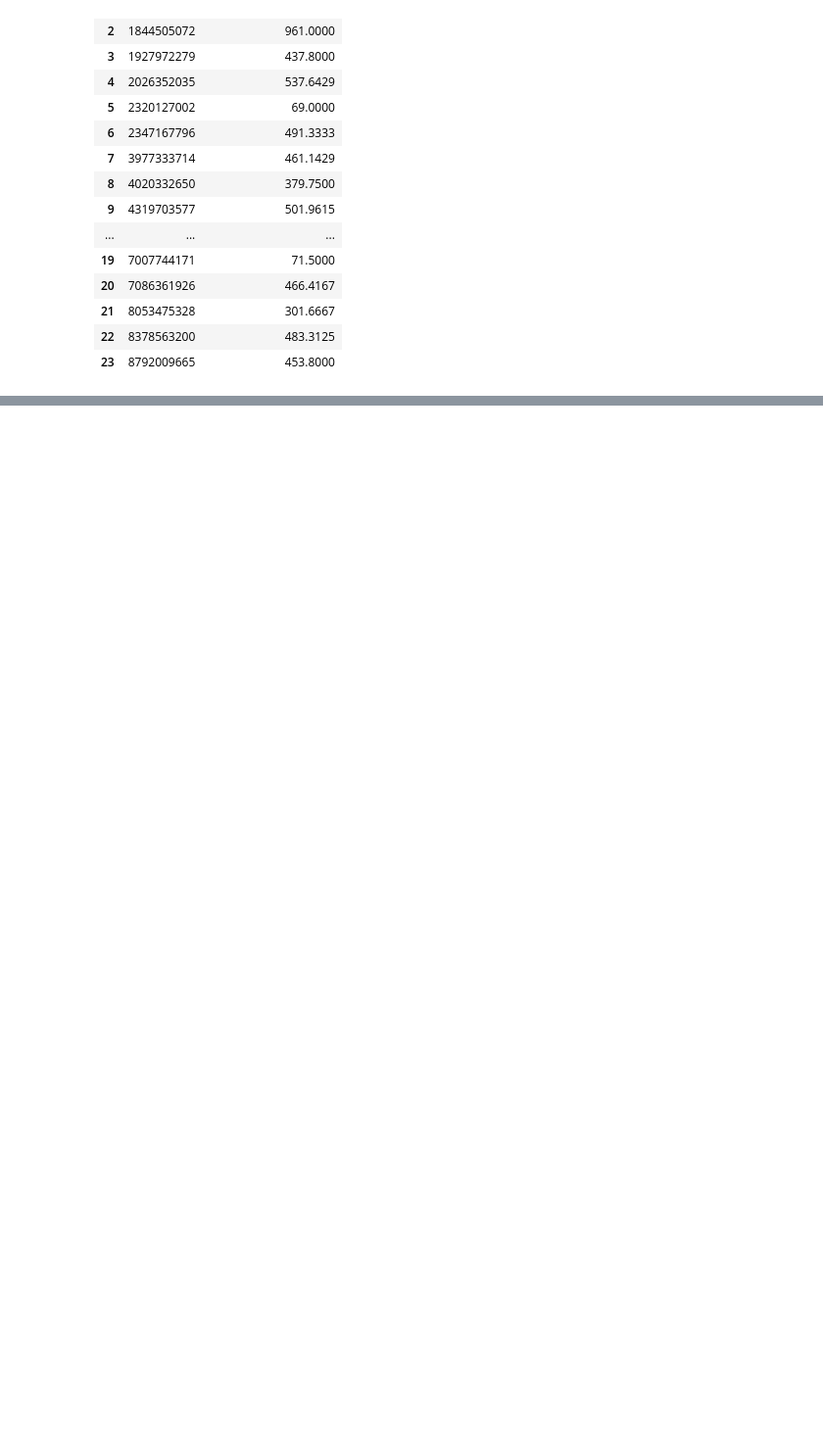
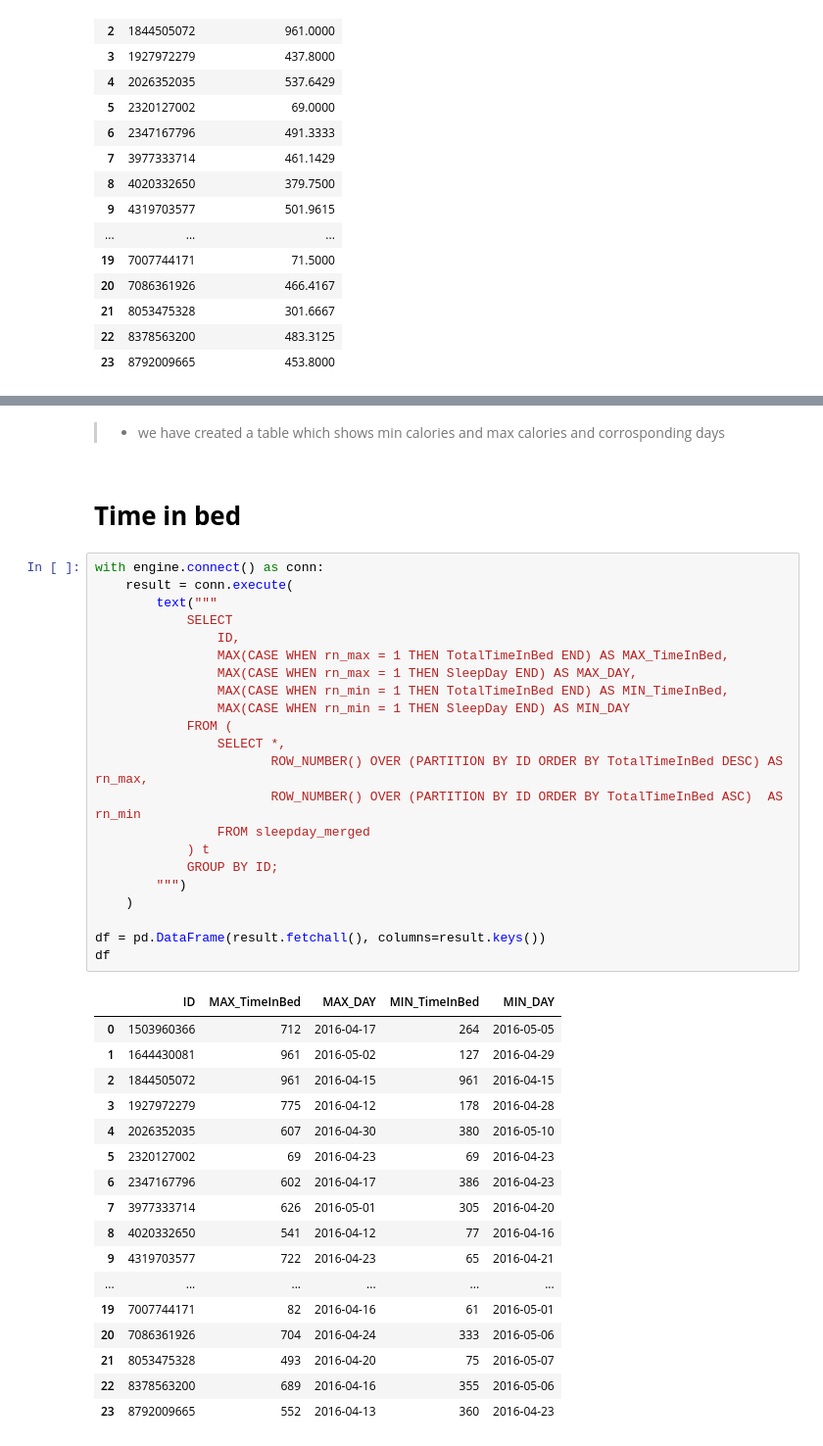
Before and after one commit to bollavamshidarreddy/fitbit-lifestyle-segmentation, a Jupyter notebook: notebooks/sql_analysis.ipynb, the cells around one changed output, grey strips where cells are left out. Shown: that part at 98% size. Drawn from its saved outputs; the diff is of its cells as text; blank space fills up the shorter version.

```diff
--- a/notebooks/sql_analysis.ipynb
+++ b/notebooks/sql_analysis.ipynb
@@ -196,0 +350,44 @@ df
+# %% [markdown]
+>* we have created a table which shows min calories and max calories and corrosponding days
+# %% [markdown]
+# **Time in bed**
+# %%
+with engine.connect() as conn:
+    result = conn.execute(
+        text("""
+            SELECT
+                ID,
+                MAX(CASE WHEN rn_max = 1 THEN TotalTimeInBed END) AS MAX_TimeInBed,
+                MAX(CASE WHEN rn_max = 1 THEN SleepDay END) AS MAX_DAY,
+                MAX(CASE WHEN rn_min = 1 THEN TotalTimeInBed END) AS MIN_TimeInBed,
+                MAX(CASE WHEN rn_min = 1 THEN SleepDay END) AS MIN_DAY
+            FROM (
+                SELECT *,
+                       ROW_NUMBER() OVER (PARTITION BY ID ORDER BY TotalTimeInBed DESC) AS rn_max,
+                       ROW_NUMBER() OVER (PARTITION BY ID ORDER BY TotalTimeInBed ASC)  AS rn_min
+                FROM sleepday_merged
+            ) t
+            GROUP BY ID;
+        """)
+    )
+
+df = pd.DataFrame(result.fetchall(), columns=result.keys())
+df
+# %% [output]
+|  | ID | MAX_TimeInBed | MAX_DAY | MIN_TimeInBed | MIN_DAY |
+| 0 | 1503960366 | 712 | 2016-04-17 | 264 | 2016-05-05 |
+| 1 | 1644430081 | 961 | 2016-05-02 | 127 | 2016-04-29 |
+| 2 | 1844505072 | 961 | 2016-04-15 | 961 | 2016-04-15 |
+| 3 | 1927972279 | 775 | 2016-04-12 | 178 | 2016-04-28 |
+| 4 | 2026352035 | 607 | 2016-04-30 | 380 | 2016-05-10 |
+| 5 | 2320127002 | 69 | 2016-04-23 | 69 | 2016-04-23 |
+| 6 | 2347167796 | 602 | 2016-04-17 | 386 | 2016-04-23 |
+| 7 | 3977333714 | 626 | 2016-05-01 | 305 | 2016-04-20 |
+| 8 | 4020332650 | 541 | 2016-04-12 | 77 | 2016-04-16 |
+| 9 | 4319703577 | 722 | 2016-04-23 | 65 | 2016-04-21 |
+| ... | ... | ... | ... | ... | ... |
+| 19 | 7007744171 | 82 | 2016-04-16 | 61 | 2016-05-01 |
+| 20 | 7086361926 | 704 | 2016-04-24 | 333 | 2016-05-06 |
+| 21 | 8053475328 | 493 | 2016-04-20 | 75 | 2016-05-07 |
+| 22 | 8378563200 | 689 | 2016-04-16 | 355 | 2016-05-06 |
+| 23 | 8792009665 | 552 | 2016-04-13 | 360 | 2016-04-23 |
```
Also changed, not shown: parts of 9 cells of this notebook.
